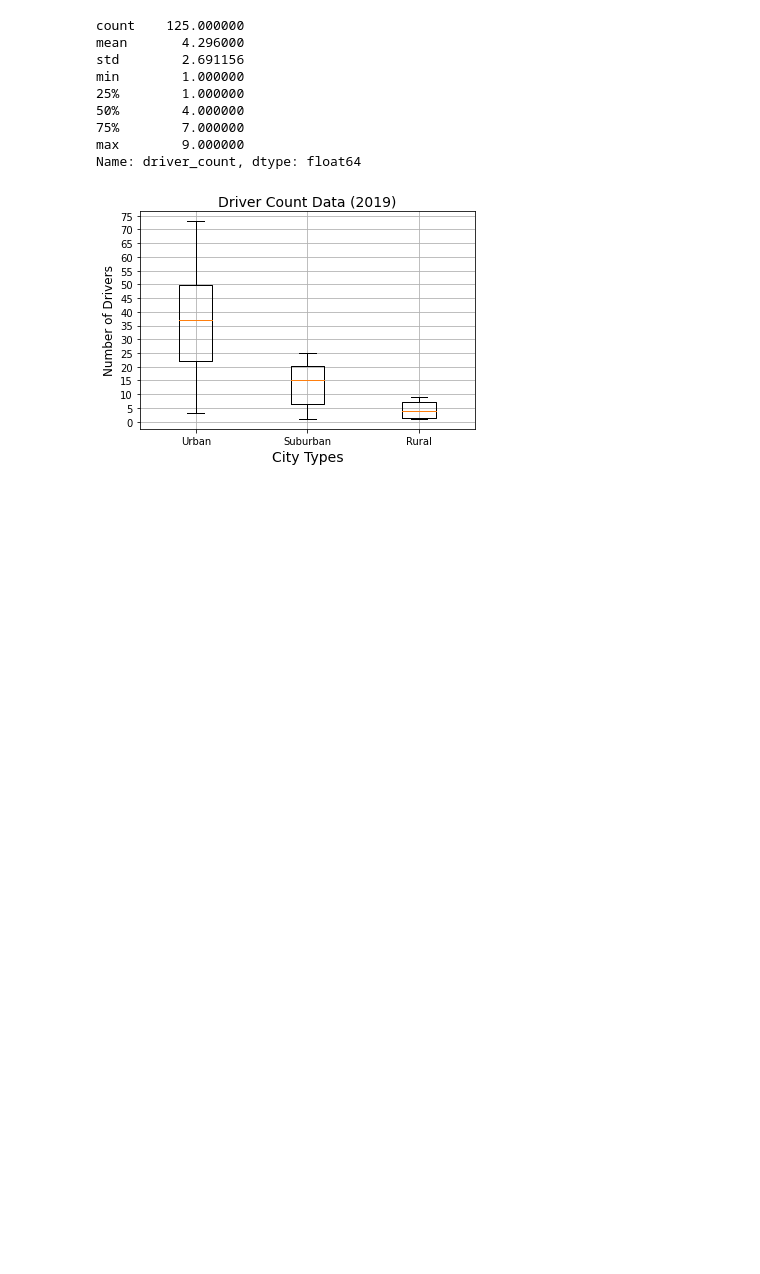
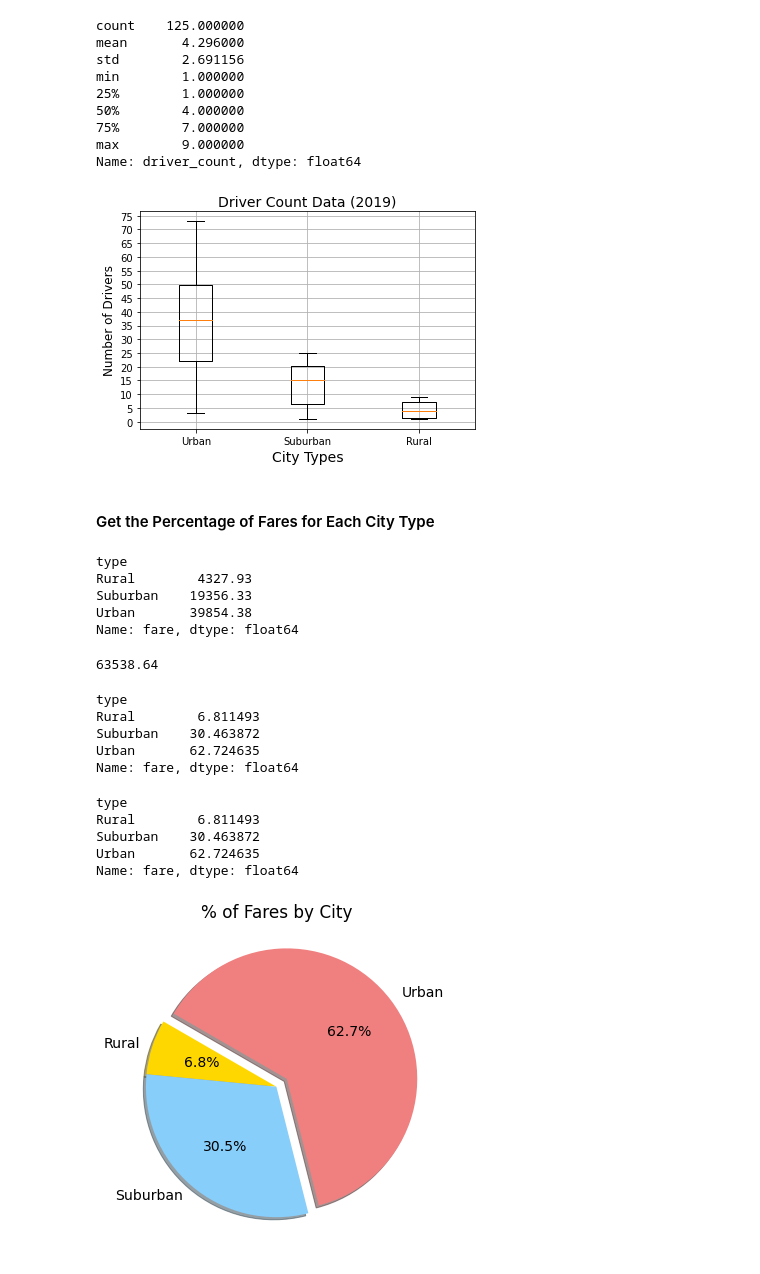
Before and after one commit to DavidGGonzalez/PyBer_Analysis, a Jupyter notebook: PyBer.ipynb, the cells around one changed output. Saved outputs shown, nothing was run; the diff lists cells and outputs as text; code cells hidden in the pictures; blank space fills up the shorter version.

Commit message:
Righ after the % of Fares by City pie chart was created

```diff
--- a/PyBer.ipynb
+++ b/PyBer.ipynb
@@ -880,3 +880,58 @@ plt.savefig("Analysis/Fig4.png")
 plt.show()
 # %% [output]
 [figure]
+# %% [markdown]
+#### Get the Percentage of Fares for Each City Type
+# %%
+# Get totals by City Tpye
+sum_fare_by_type = pyber_data_df.groupby(["type"]).sum()["fare"]
+sum_fare_by_type
+# %% [output]
+type
+Rural        4327.93
+Suburban    19356.33
+Urban       39854.38
+Name: fare, dtype: float64
+# %%
+# Get Total
+total_fares = pyber_data_df.sum()["fare"]
+total_fares
+# %% [output]
+63538.64
+# %%
+# Calculate percentage of fare by city type
+type_percents = 100 * sum_fare_by_type / total_fares
+type_percents
+# %% [output]
+type
+Rural        6.811493
+Suburban    30.463872
+Urban       62.724635
+Name: fare, dtype: float64
+# %%
+# Same as above but all calculations were done inline, no separate code was necessary
+type_percents = 100 * pyber_data_df.groupby(["type"]).sum()["fare"] / pyber_data_df["fare"].sum()
+type_percents
+# %% [output]
+type
+Rural        6.811493
+Suburban    30.463872
+Urban       62.724635
+Name: fare, dtype: float64
+# %%
+# Let's create a pie chart
+import matplotlib as mpl
+plt.subplots(figsize=(10,6))
+plt.pie(type_percents,
+        labels=["Rural","Suburban","Urban"],
+        colors=["gold","lightskyblue","lightcoral"],
+        explode=[0,0,0.1],
+        autopct='%1.1f%%',
+        shadow=True,
+        startangle=150)
+plt.title("% of Fares by City")
+mpl.rcParams['font.size'] = 14
+plt.savefig("Analysis/Fig5.png")
+plt.show()
+# %% [output]
+[figure, added]
```
Also changed, not shown: 1 other file.
